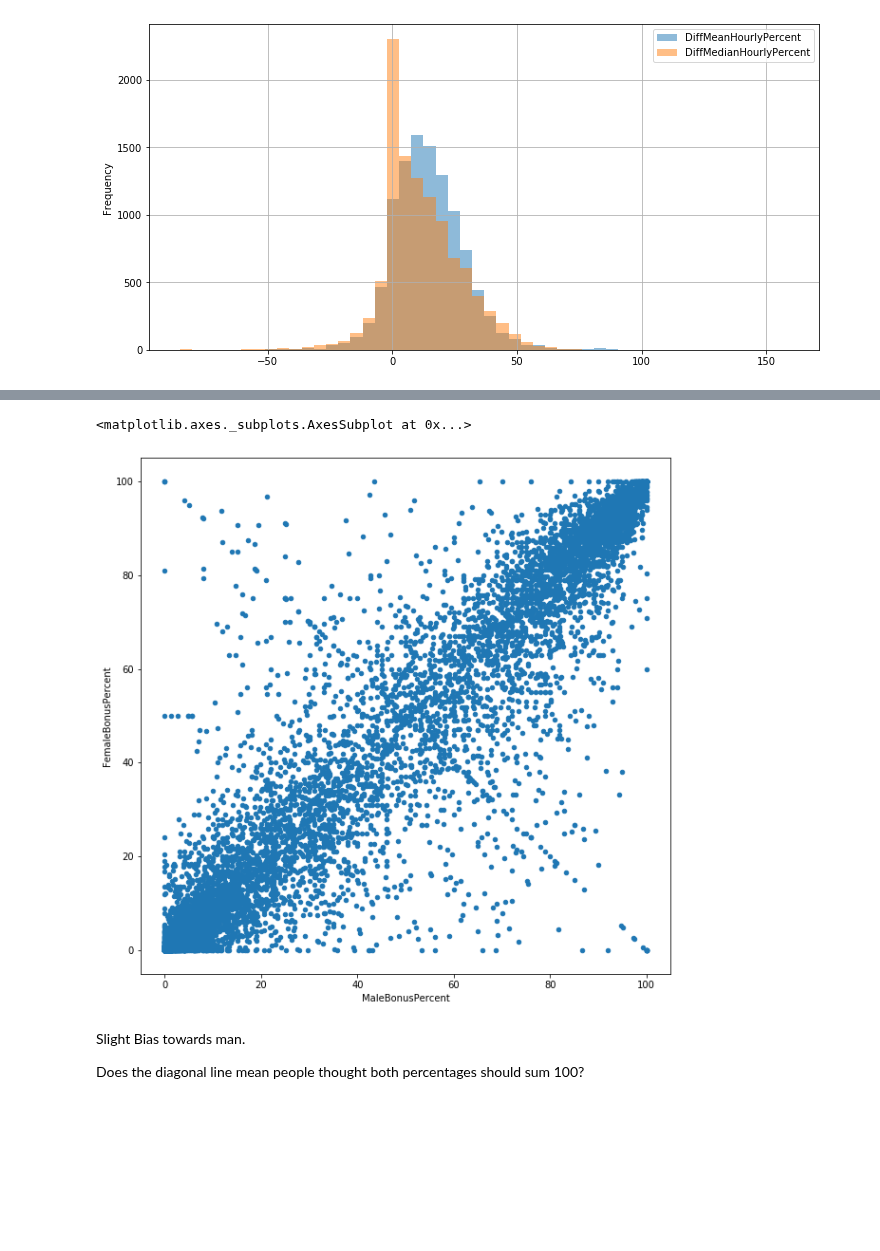
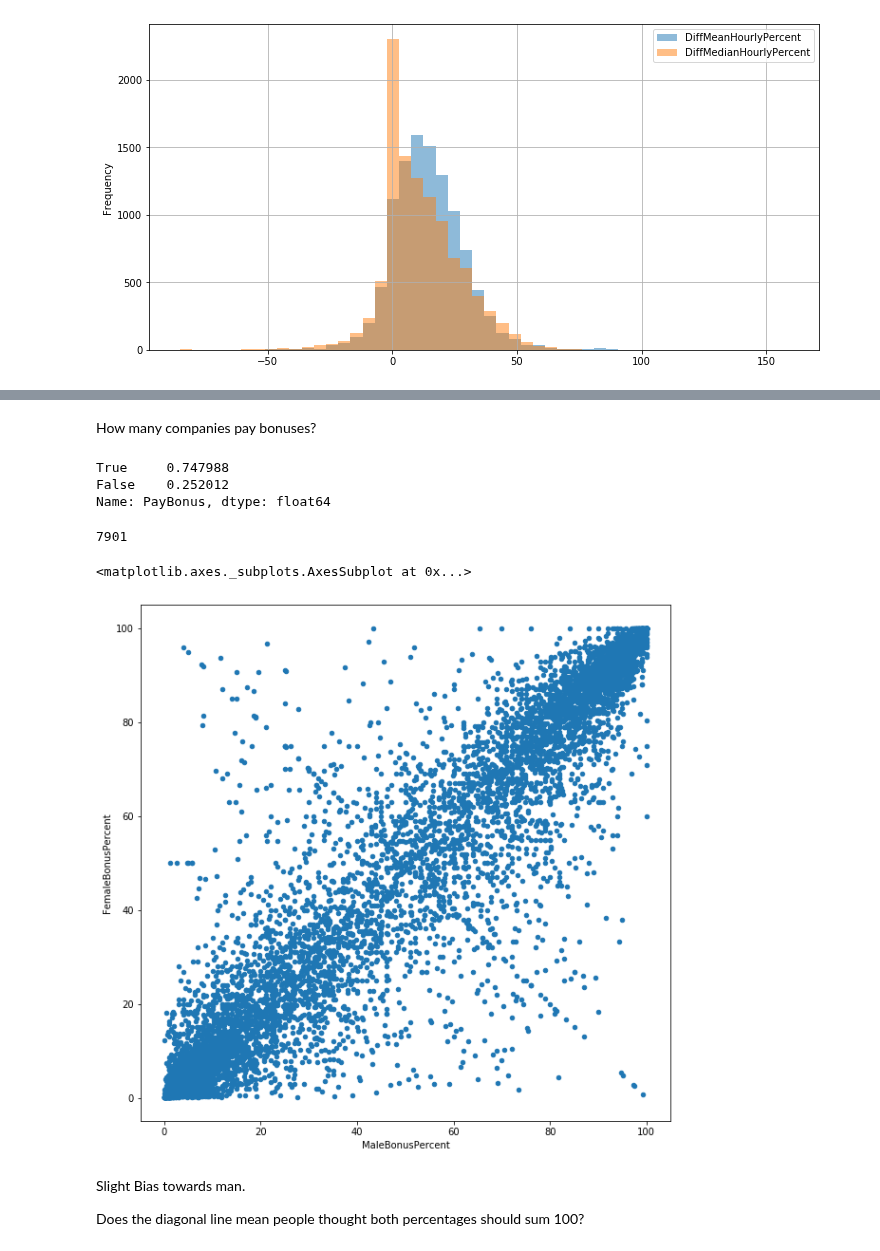
Before and after one commit to Ads2020Group6/data-exploration, a Jupyter notebook: GPG Government Equalities Office.ipynb, the cells around one changed output, grey strips where cells are left out. Saved outputs shown, nothing was run; the diff lists cells and outputs as text; code cells hidden in the pictures; blank space fills up the shorter version.

```diff
--- a/GPG Government Equalities Office.ipynb
+++ b/GPG Government Equalities Office.ipynb
@@ -264,8 +273,19 @@ Name: FemaleBonusPercent, dtype: float64
+# %% [markdown]
+How many companies pay bonuses?
+# %%
+df['PayBonus'] = (df['MaleBonusPercent'] > 0) & (df['FemaleBonusPercent'] > 0)
+df['PayBonus'].value_counts() / rows
+# %% [output]
+True     0.747988
+False    0.252012
+Name: PayBonus, dtype: float64
 # %%
-df.plot.scatter(x='MaleBonusPercent', y='FemaleBonusPercent', figsize=(10,10))
+pay_bonus = df[df['PayBonus']]
+pay_bonus.plot.scatter(x='MaleBonusPercent', y='FemaleBonusPercent', figsize=(10,10))
 # %% [output]
-<matplotlib.axes._subplots.AxesSubplot at 0x...>
+7901
+<matplotlib.axes._subplots.AxesSubplot at 0x...>
-[figure, old version]
+[figure, new version]
 # %% [markdown]
 Slight Bias towards man.
 
```
Also changed, not shown: parts of 20 cells of this notebook.
